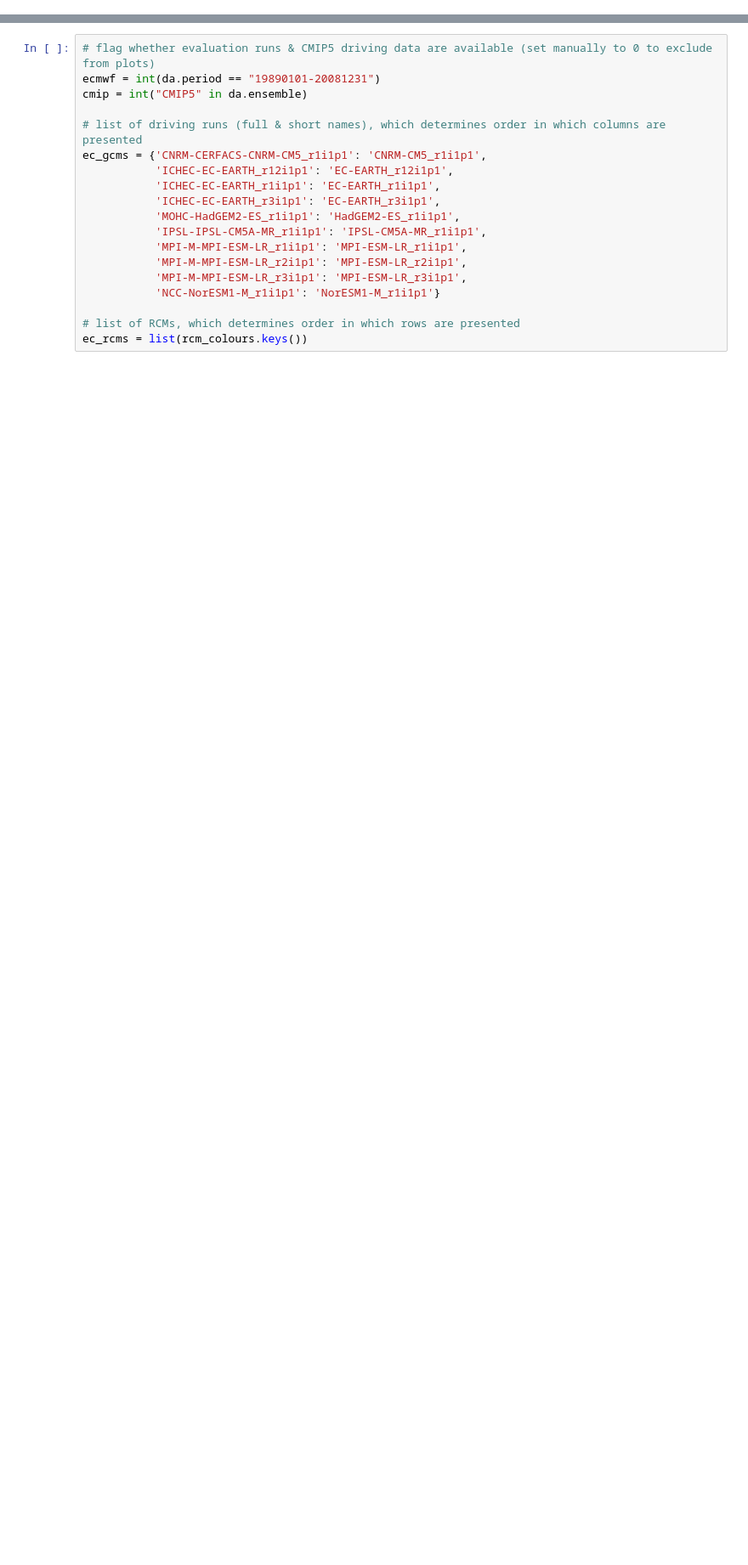
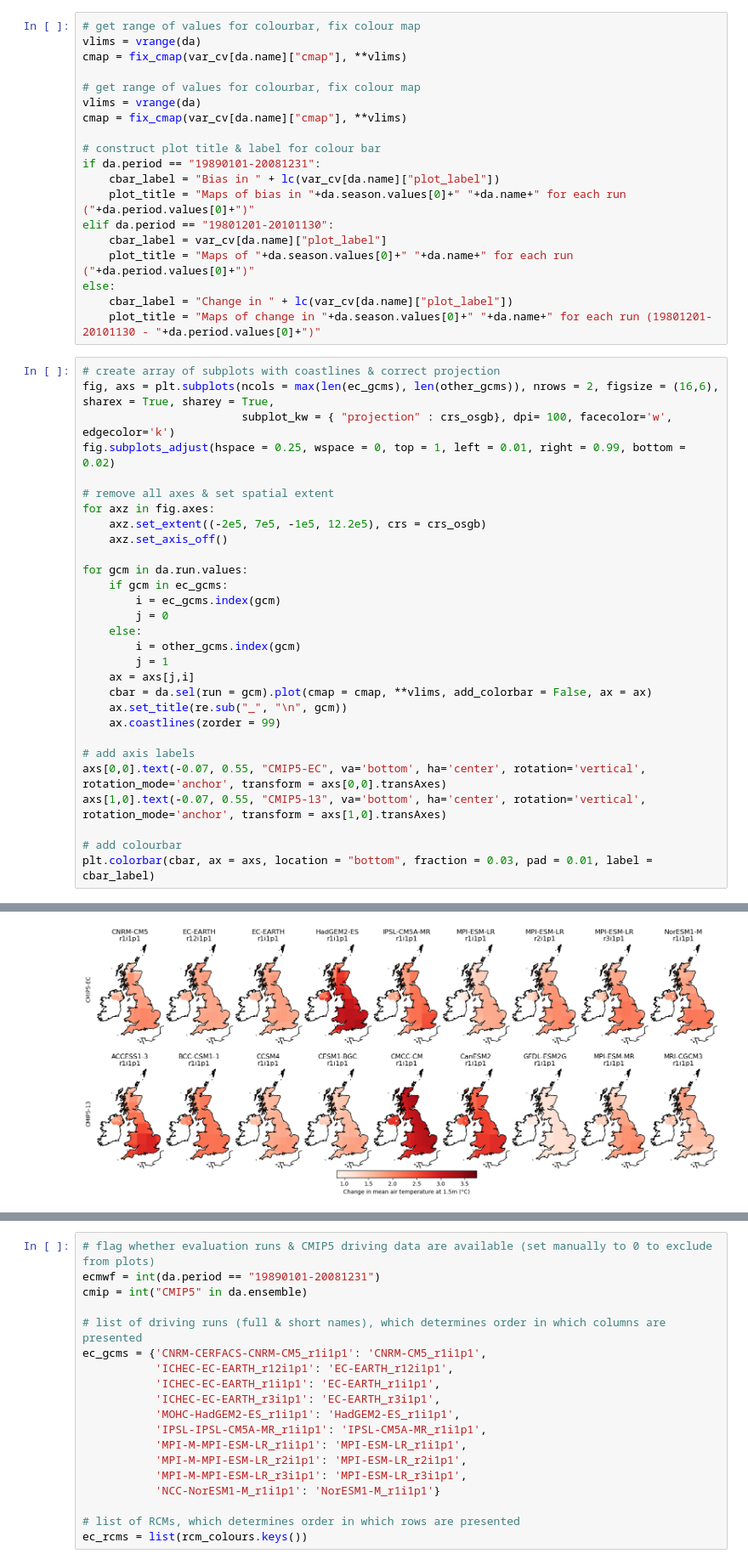
Before and after one commit to clairbarnes/plot-explorer-binder, a Jupyter notebook: maps-of-ensemble-members.ipynb, the cells around one changed output, grey strips where cells are left out. Shown at 85% size. Drawn from its saved outputs; the diff is of its cells as text; blank space fills up the shorter version.

```diff
--- a/maps-of-ensemble-members.ipynb
+++ b/maps-of-ensemble-members.ipynb
@@ -5,0 +28,49 @@ from indices import var_cv, lc
+# %%
+# get range of values for colourbar, fix colour map
+vlims = vrange(da)
+cmap = fix_cmap(var_cv[da.name]["cmap"], **vlims)
+
+# get range of values for colourbar, fix colour map
+vlims = vrange(da)
+cmap = fix_cmap(var_cv[da.name]["cmap"], **vlims)
+
+# construct plot title & label for colour bar
+if da.period == "19890101-20081231":
+    cbar_label = "Bias in " + lc(var_cv[da.name]["plot_label"])
+    plot_title = "Maps of bias in "+da.season.values[0]+" "+da.name+" for each run ("+da.period.values[0]+")"
+elif da.period == "19801201-20101130":
+    cbar_label = var_cv[da.name]["plot_label"]
+    plot_title = "Maps of "+da.season.values[0]+" "+da.name+" for each run ("+da.period.values[0]+")"
+else:
+    cbar_label = "Change in " + lc(var_cv[da.name]["plot_label"])
+    plot_title = "Maps of change in "+da.season.values[0]+" "+da.name+" for each run (19801201-20101130 - "+da.period.values[0]+")"
+# %%
+# create array of subplots with coastlines & correct projection
+fig, axs = plt.subplots(ncols = max(len(ec_gcms), len(other_gcms)), nrows = 2, figsize = (16,6), sharex = True, sharey = True,
+                        subplot_kw = { "projection" : crs_osgb}, dpi= 100, facecolor='w', edgecolor='k')
+fig.subplots_adjust(hspace = 0.25, wspace = 0, top = 1, left = 0.01, right = 0.99, bottom = 0.02)
+
+# remove all axes & set spatial extent
+for axz in fig.axes:
+    axz.set_extent((-2e5, 7e5, -1e5, 12.2e5), crs = crs_osgb)
+    axz.set_axis_off()
+
+for gcm in da.run.values:
+    if gcm in ec_gcms:
+        i = ec_gcms.index(gcm)
+        j = 0
+    else:
+        i = other_gcms.index(gcm)
+        j = 1
+    ax = axs[j,i]
+    cbar = da.sel(run = gcm).plot(cmap = cmap, **vlims, add_colorbar = False, ax = ax)
+    ax.set_title(re.sub("_", "\n", gcm))
+    ax.coastlines(zorder = 99)
+
+# add axis labels
+axs[0,0].text(-0.07, 0.55, "CMIP5-EC", va='bottom', ha='center', rotation='vertical', rotation_mode='anchor', transform = axs[0,0].transAxes)
+axs[1,0].text(-0.07, 0.55, "CMIP5-13", va='bottom', ha='center', rotation='vertical', rotation_mode='anchor', transform = axs[1,0].transAxes)
+
+# add colourbar
+plt.colorbar(cbar, ax = axs, location = "bottom", fraction = 0.03, pad = 0.01, label = cbar_label)
+# %% [output]
@@ -6 +78,2 @@ from indices import var_cv, lc
+[figure, added]
 # %% [markdown]
```
Also changed, not shown: parts of 11 cells of this notebook.
